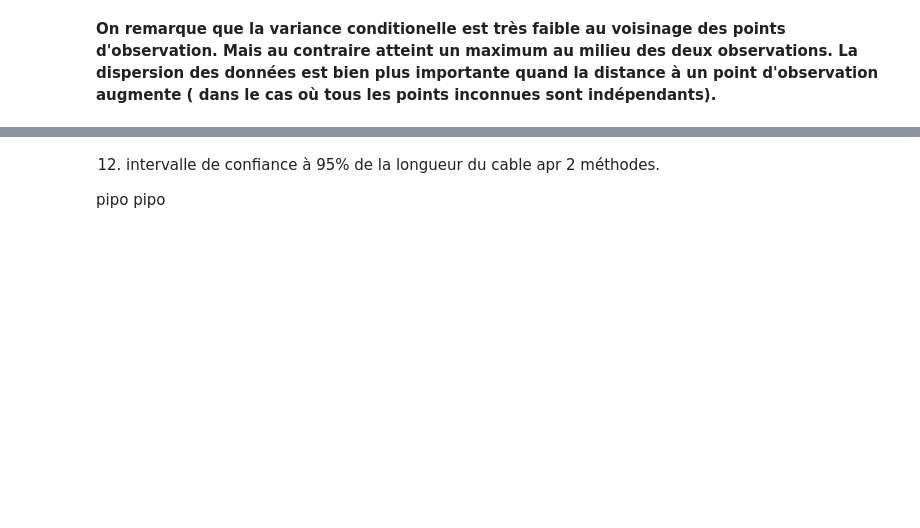
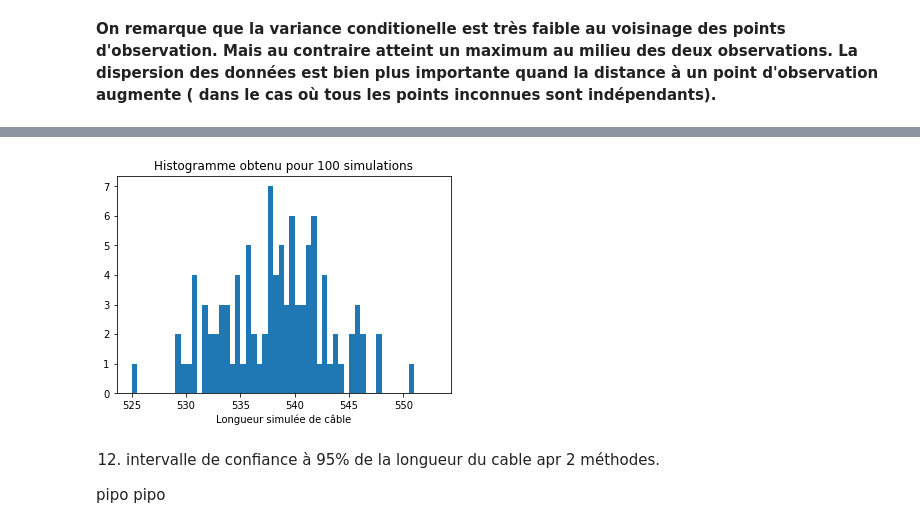
Before and after one commit to Gasp141/ProjetMaths3, a Jupyter notebook: ProjMaths3_bis.ipynb, the cells around one changed output, grey strips where cells are left out. Drawn from its saved outputs; the diff is of its cells as text; code cells hidden in the pictures; blank space fills up the shorter version.

```diff
--- a/ProjMaths3_bis.ipynb
+++ b/ProjMaths3_bis.ipynb
@@ -137,7 +121,0 @@ def C(h, a, sig_2):
-# %%
-def mat_distance(discretization):
-    M=np.ones((len(discretization),len(discretization)))
-    for i in range(len(discretization)):
-        for j in range(len(discretization)):
-            M[i,j] = abs(discretization[i] - discretization[j])
-    return M
@@ -472,16 +300,17 @@ dessin_Mn(200)
 # %%
 # 11. Historigramme des longueurs de câbles générés.
 
-L=longueur_simulée(100)[0]
+simuls =np.array(longueur_simulée(100)[0])
 
-def historigramme(L, ax=None):
-    Nb = len(L)
 
-    num_bins = min(int(np.sqrt(NB)), 100)
+def histogramme(simuls, ax=None):
+    Nb = len(simuls)
     if ax==None:
         ax = plt.gca()
-    n, bins, patches = ax.hist(L, num_bins)
+    n, bins, patches = ax.hist(simuls, bins = np.arange(simuls.min(),simuls.max(),0.5), )
     ax.set_xlabel("Longueur simulée de câble")
     ax.set_title(f"Histogramme obtenu pour {Nb} simulations")
 
-historigramme(L)
+histogramme(simuls)
+# %% [output]
+[figure, added]
```
Also changed, not shown: parts of 37 cells of this notebook.
